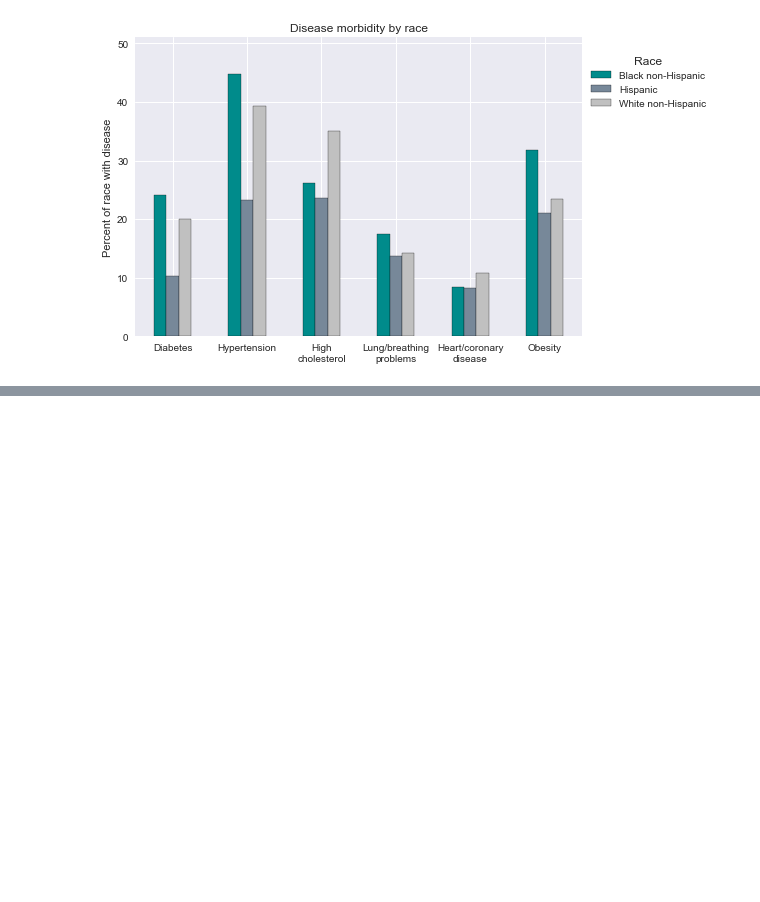
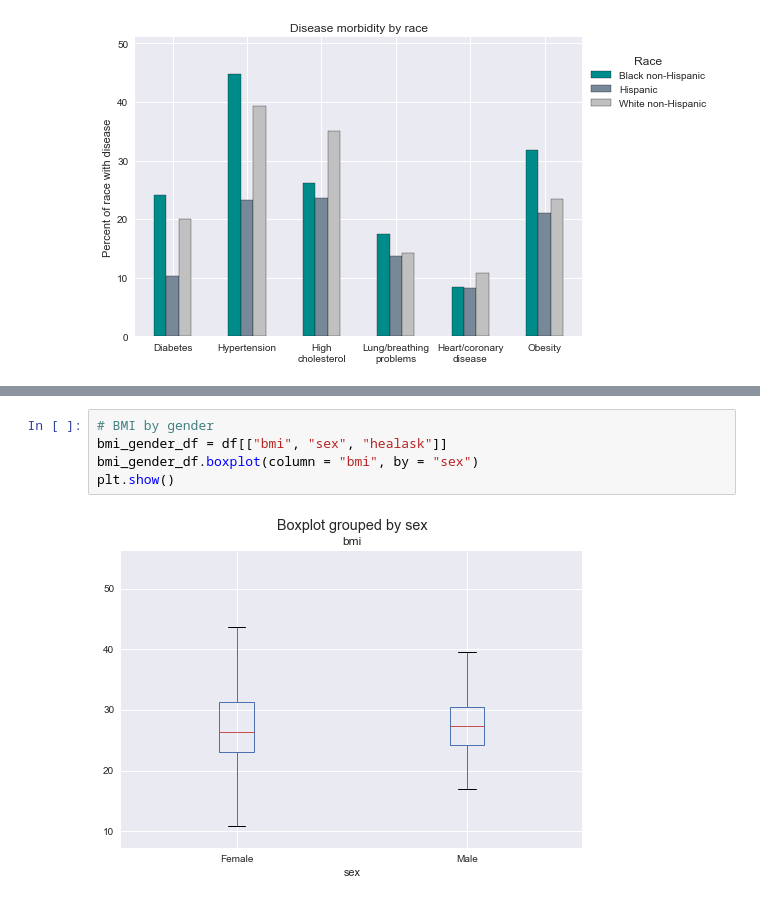
Before and after one commit to FoolsArcana/ready_project_one, a Jupyter notebook: HealthyAmericas - Xin.ipynb, the cells around one changed output, grey strips where cells are left out. Drawn from its saved outputs; the diff is of its cells as text; blank space fills up the shorter version.

```diff
--- a/HealthyAmericas - Xin.ipynb
+++ b/HealthyAmericas - Xin.ipynb
@@ -110,0 +170,7 @@ plt.show()
+# %%
+# BMI by gender
+bmi_gender_df = df[["bmi", "sex", "healask"]]
+bmi_gender_df.boxplot(column = "bmi", by = "sex")
+plt.show()
+# %% [output]
+[figure, added]
```
Also changed, not shown: parts of 33 cells of this notebook, 3 other files.
